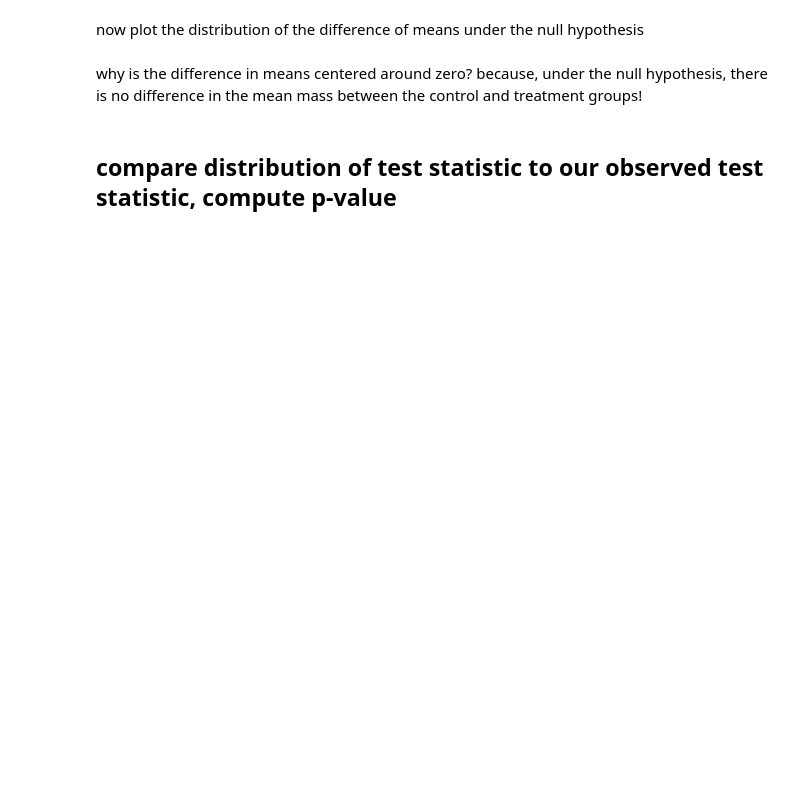
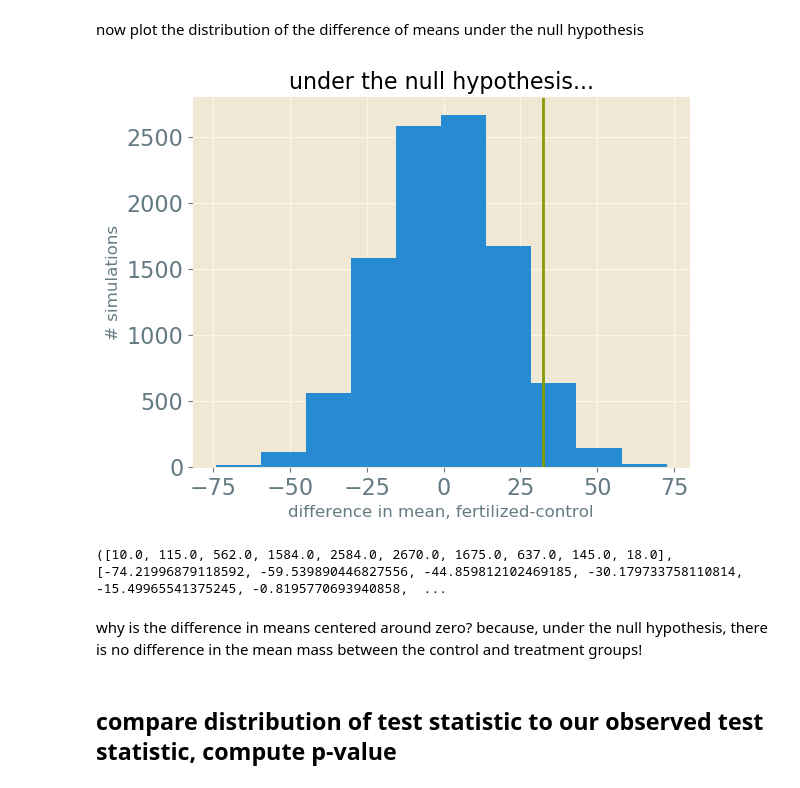
Before and after one commit to HeatherMM1321/CHE599_intro_to_datascience_f19, a Jupyter notebook: notes/permutation_test_in_class.ipynb, the cells around one changed output. Drawn from its saved outputs; the diff is of its cells as text; code cells hidden in the pictures; blank space fills up the shorter version.

```diff
--- a/notes/permutation_test_in_class.ipynb
+++ b/notes/permutation_test_in_class.ipynb
@@ -116,3 +126,12 @@ end
 # %% [output]
 {mass control cauli}= 827.4623135088772
 {mass fertilizer cauli}= 859.655362579846
+# %%
+"""our test statistic"""
+
+function difference_in_means(df_cauli::DataFrame, group_col_name::Symbol)
+
+    return (μ_mass(df_cauli, group_col_name, "fertilizer" ))-(μ_mass(df, group_col_name, "control"))
+end
+
+actual_difference_in_means = difference_in_means(df, :group)
@@ -125,3 +164,17 @@ indeed, the test statistic is different (unless we happen to assing the cauliflo
 ## obtain the distribution of the test statistic under the null hypothesis
 
 let us now simulate repititions of the random experiment under the null hypothesis 10000 times, record the difference in means among the two groups, then plot the distribution of the difference in means
+# %%
+nb_sims = 10000
+#pre allocate space!!!
+differences_in_means= [NaN for s =1:nb_sims]
+for s = 1:nb_sims
+    #suffle group labels
+    df[!, :shuffled_group] = shuffle(df[:, :group])
+    #compute the test statistic under this simulation (under the null hypothesis)
+    #store it in an array
+    differences_in_means[s] = difference_in_means(df, :shuffled_group)
+
+end
+
+differences_in_means
@@ -128,5 +199,18 @@ let us now simulate repititions of the random experiment under the null hypothes
 # %% [markdown]
 now plot the distribution of the difference of means under the null hypothesis
+# %%
+figure()
+xlabel("difference in mean, fertilized-control")
+ylabel("# simulations")
+title("under the null hypothesis...")
+axvline(x=actual_difference_in_means, c ="C2")
+hist(differences_in_means)
+
+#p-value is just the percentage of times that the results are greater than the mean
+#i.e (the number of times to the right of the line over the total amount)
+# %% [output]
+[figure, added]
+([10.0, 115.0, 562.0, 1584.0, 2584.0, 2670.0, 1675.0, 637.0, 145.0, 18.0], [-74.21996879118592, -59.539890446827556, -44.859812102469185, -30.179733758110814, -15.49965541375245, -0.8195770693940858,  ...
 # %% [markdown]
 why is the difference in means centered around zero? because, under the null hypothesis, there is no difference in the mean mass between the control and treatment groups!
 # %% [markdown]
```
Also changed, not shown: parts of 6 cells of this notebook, 5 other files.
